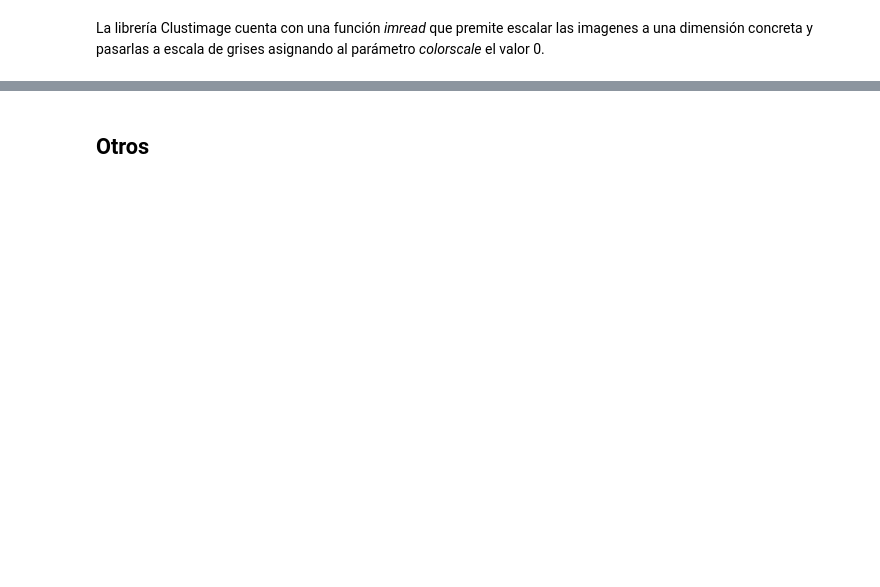
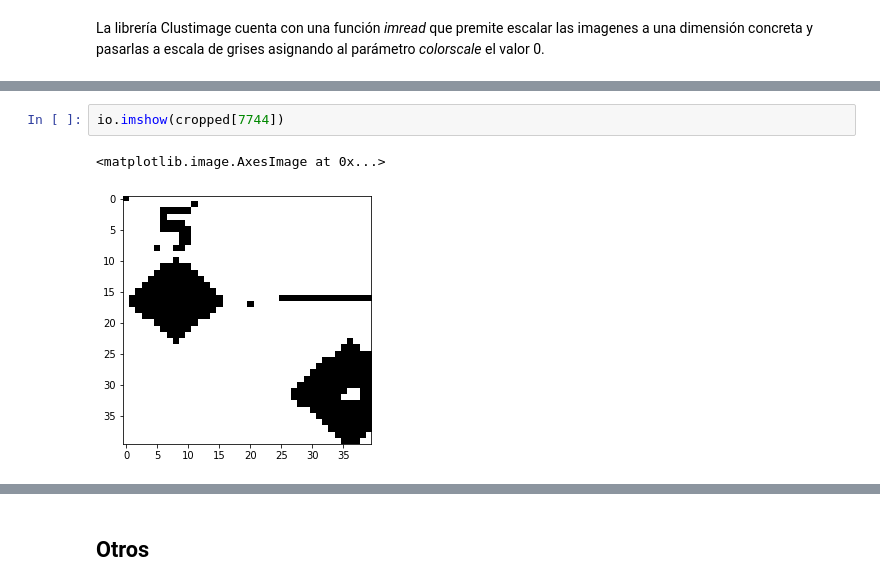
Before and after one commit to cynthiatcelorio/ML_Clustering, a Jupyter notebook: cynthia.ipynb, the cells around one changed output, grey strips where cells are left out. Saved outputs shown, nothing was run; the diff lists cells and outputs as text; blank space fills up the shorter version.

```diff
--- a/cynthia.ipynb
+++ b/cynthia.ipynb
@@ -165,0 +191,5 @@ io.imshow(res2)
+# %%
+io.imshow(cropped[7744])
+# %% [output]
+<matplotlib.image.AxesImage at 0x...>
+[figure, added]
```
Also changed, not shown: parts of 15 cells of this notebook.
